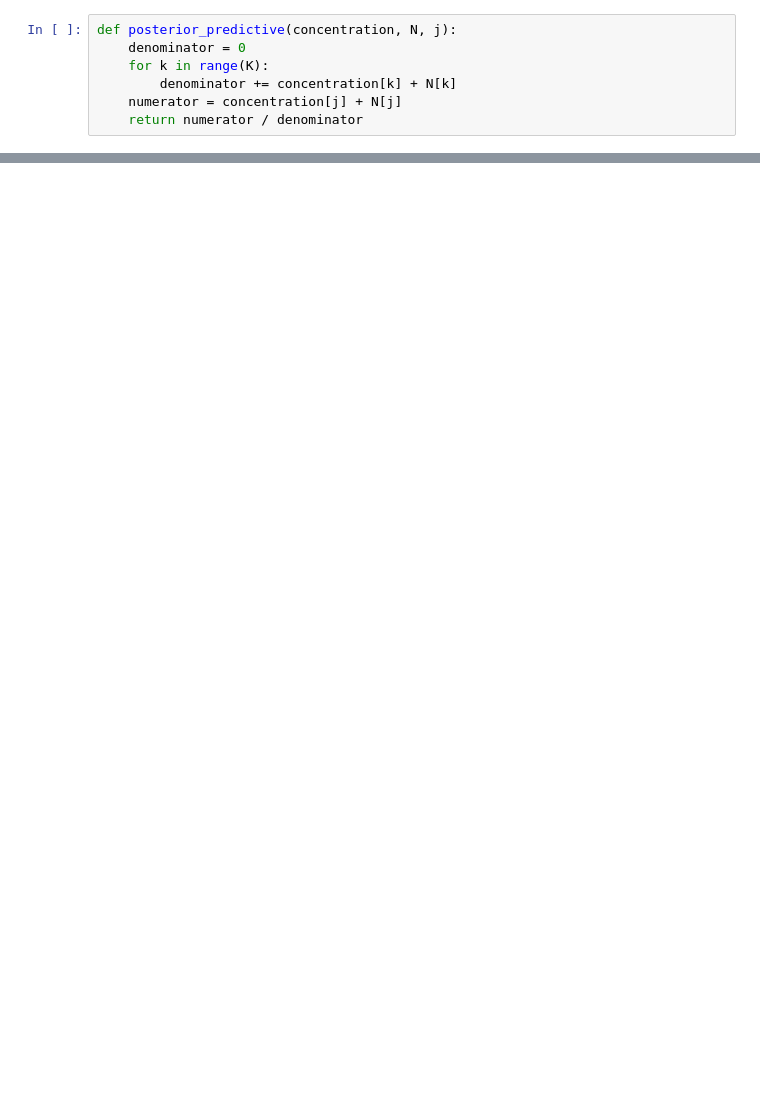
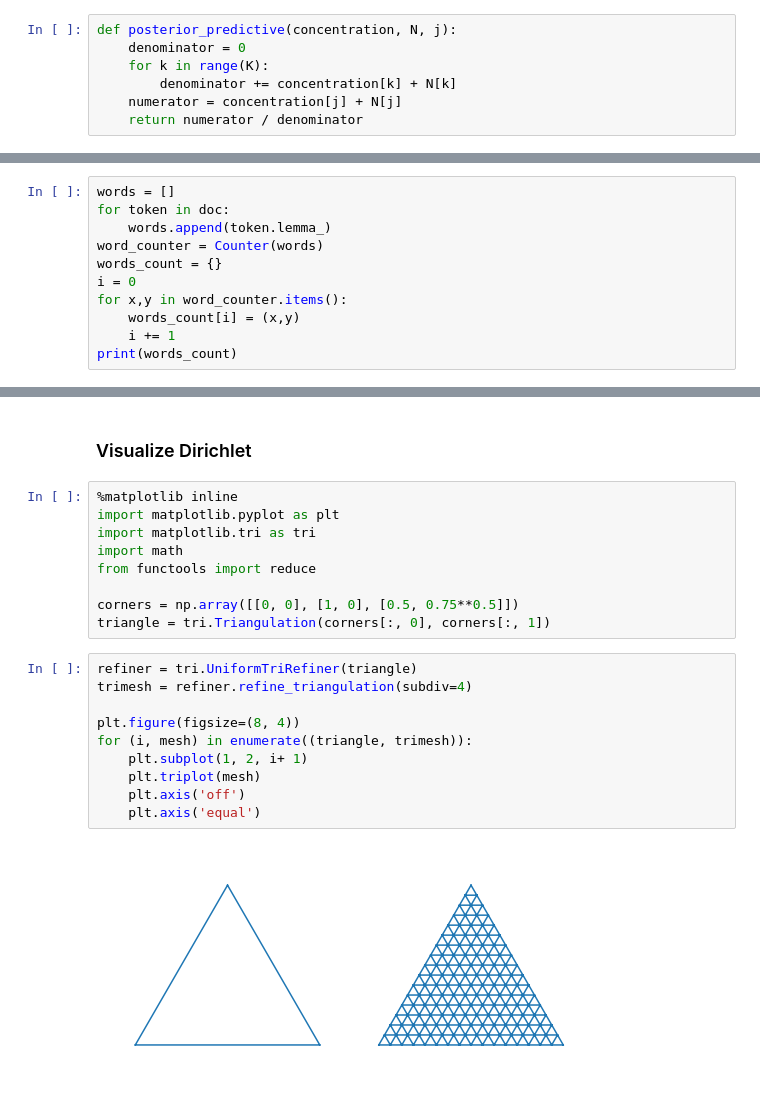
Before and after one commit to G-Maan/DataScience, a Jupyter notebook: puma/lab8/Untitled.ipynb, the cells around one changed output, grey strips where cells are left out. Saved outputs shown, nothing was run; the diff lists cells and outputs as text; blank space fills up the shorter version.

```diff
--- a/puma/lab8/Untitled.ipynb
+++ b/puma/lab8/Untitled.ipynb
@@ -86,0 +94,11 @@ OSError: [E050] Can't find model 'en'. It doesn't seem to be a shortcut link, a
+# %%
+words = []
+for token in doc:
+    words.append(token.lemma_)
+word_counter = Counter(words)
+words_count = {}
+i = 0
+for x,y in word_counter.items():
+    words_count[i] = (x,y)
+    i += 1
+print(words_count)
@@ -86,0 +142,23 @@ OSError: [E050] Can't find model 'en'. It doesn't seem to be a shortcut link, a
+# %% [markdown]
+### Visualize Dirichlet
+# %%
+%matplotlib inline
+import matplotlib.pyplot as plt
+import matplotlib.tri as tri
+import math
+from functools import reduce
+
+corners = np.array([[0, 0], [1, 0], [0.5, 0.75**0.5]])
+triangle = tri.Triangulation(corners[:, 0], corners[:, 1])
+# %%
+refiner = tri.UniformTriRefiner(triangle)
+trimesh = refiner.refine_triangulation(subdiv=4)
+
+plt.figure(figsize=(8, 4))
+for (i, mesh) in enumerate((triangle, trimesh)):
+    plt.subplot(1, 2, i+ 1)
+    plt.triplot(mesh)
+    plt.axis('off')
+    plt.axis('equal')
+# %% [output]
+[figure, added]
```
Also changed, not shown: parts of 29 cells of this notebook.
